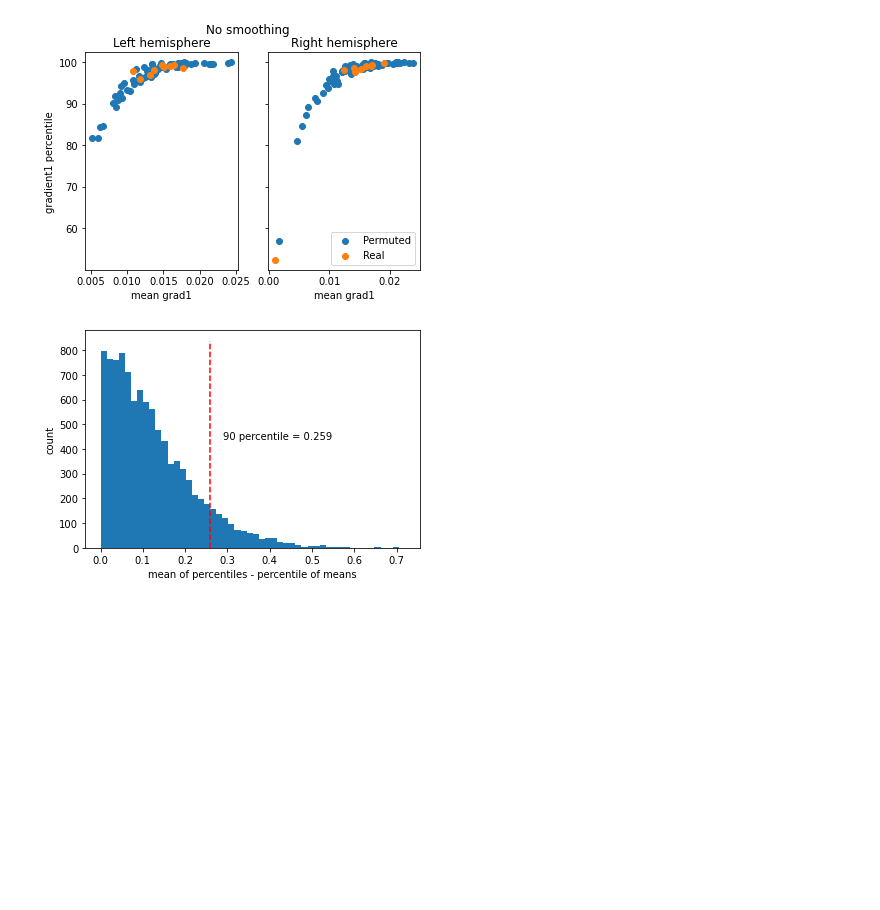
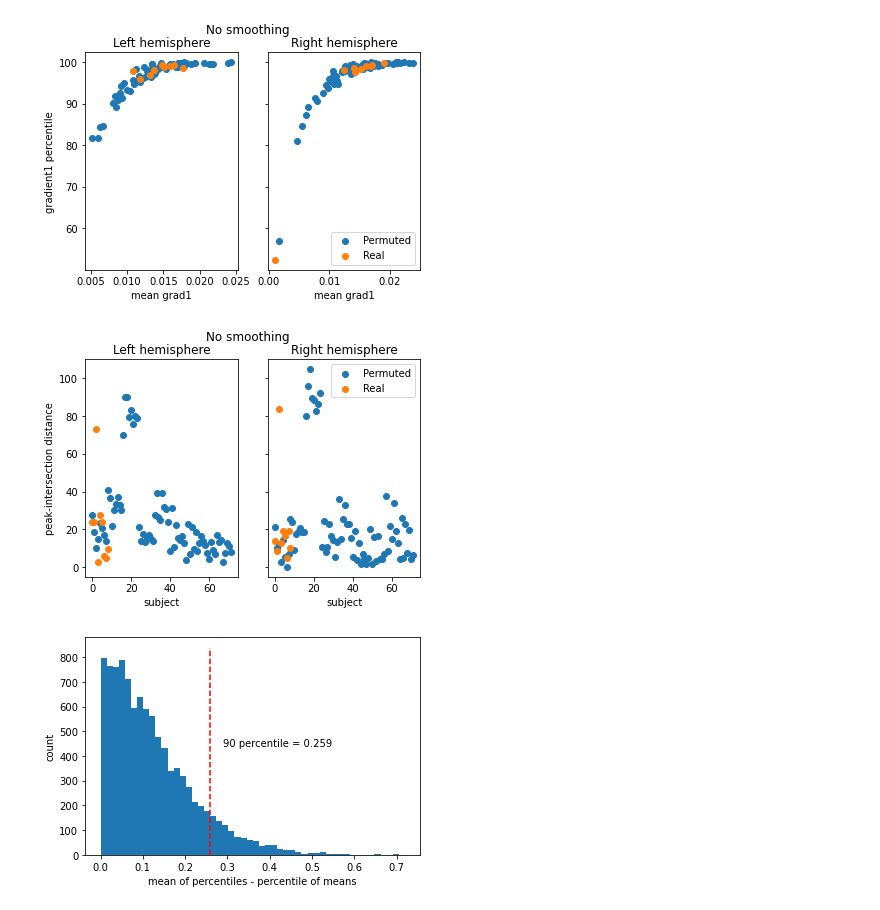
Before and after one commit to margulies/repo-0, a Jupyter notebook: Visualization.ipynb, the cells around one changed output. Drawn from its saved outputs; the diff is of its cells as text; code cells hidden in the pictures; blank space fills up the shorter version.

Commit message:
added peak-intersection distance plotting

```diff
--- a/Visualization.ipynb
+++ b/Visualization.ipynb
@@ -72,6 +72,33 @@ ax1[1].title.set_text('Right hemisphere')
 fig1 = fig1.suptitle('No smoothing')
 # %% [output]
 [figure]
+# %%
+### Visualize real and null gradient percentiles
+
+output_dir = "/home/fralberti/Data/Gradientile/"
+
+peak_dist = pd.read_csv(f'{output_dir}peak_dist.csv')
+perm_peak_L = peak_dist.loc[(peak_dist.ID_peak!=peak_dist.ID_int) & (peak_dist.hemisphere=='L'),['distance']]
+orig_peak_L = peak_dist.loc[(peak_dist.ID_peak==peak_dist.ID_int) & (peak_dist.hemisphere=='L'),['distance']]
+perm_peak_R = peak_dist.loc[(peak_dist.ID_peak!=peak_dist.ID_int) & (peak_dist.hemisphere=='R'),['distance']]
+orig_peak_R = peak_dist.loc[(peak_dist.ID_peak==peak_dist.ID_int) & (peak_dist.hemisphere=='R'),['distance']]
+
+fig1 , ax1 = plt.subplots(1,2,sharey=True)
+
+ax1[0].scatter(np.arange(len(perm_peak_L)), perm_peak_L['distance'])
+ax1[0].scatter(np.arange(len(orig_peak_L)), orig_peak_L['distance'])
+ax1[0].set_xlabel('subject')
+ax1[0].set_ylabel('peak-intersection distance')
+ax1[0].title.set_text('Left hemisphere')
+
+ax1[1].scatter(np.arange(len(perm_peak_R)), perm_peak_R['distance'])
+ax1[1].scatter(np.arange(len(orig_peak_R)), orig_peak_R['distance'])
+ax1[1].set_xlabel('subject')
+ax1[1].legend(['Permuted','Real'])
+ax1[1].title.set_text('Right hemisphere')
+fig1 = fig1.suptitle('No smoothing')
+# %% [output]
+[figure, added]
 # %%
 ### Visualize difference between percentile of the mean grad1 vs the mean of the percentiles of each node
 from scipy import stats
```
